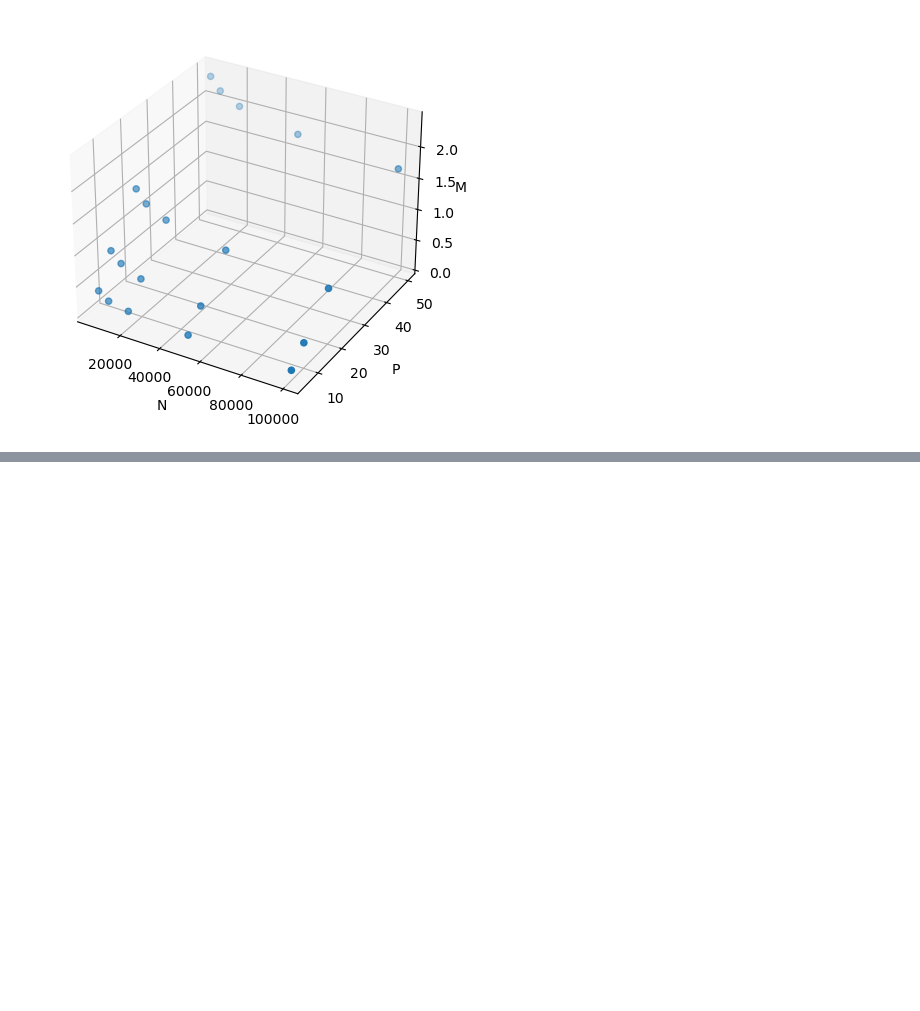
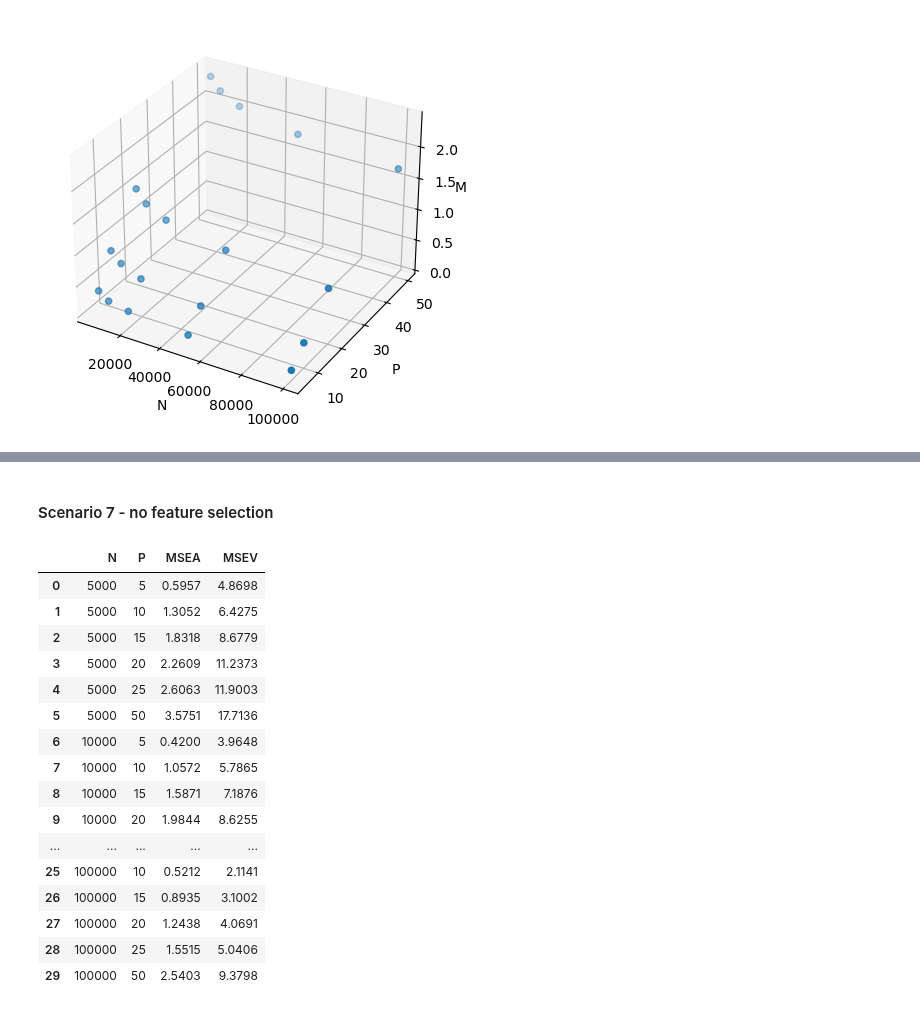
Before and after one commit to juancarlosvidal/knnvs, a Jupyter notebook: sim/moderate/mod.ipynb, the cells around one changed output, grey strips where cells are left out. Cells and saved outputs as stored; diff of their text form; code cells hidden in the pictures; blank space fills up the shorter version.

```diff
--- a/sim/moderate/mod.ipynb
+++ b/sim/moderate/mod.ipynb
@@ -673,0 +557,22 @@ Text(0.5, 0, 'MSEV')
+# %% [markdown]
+#### Scenario 7 - no feature selection
+# %%
+s42mean
+# %% [output]
+|  | N | P | MSEA | MSEV |
+| 0 | 5000 | 5 | 0.5957 | 4.8698 |
+| 1 | 5000 | 10 | 1.3052 | 6.4275 |
+| 2 | 5000 | 15 | 1.8318 | 8.6779 |
+| 3 | 5000 | 20 | 2.2609 | 11.2373 |
+| 4 | 5000 | 25 | 2.6063 | 11.9003 |
+| 5 | 5000 | 50 | 3.5751 | 17.7136 |
+| 6 | 10000 | 5 | 0.4200 | 3.9648 |
+| 7 | 10000 | 10 | 1.0572 | 5.7865 |
+| 8 | 10000 | 15 | 1.5871 | 7.1876 |
+| 9 | 10000 | 20 | 1.9844 | 8.6255 |
+| ... | ... | ... | ... | ... |
+| 25 | 100000 | 10 | 0.5212 | 2.1141 |
+| 26 | 100000 | 15 | 0.8935 | 3.1002 |
+| 27 | 100000 | 20 | 1.2438 | 4.0691 |
+| 28 | 100000 | 25 | 1.5515 | 5.0406 |
+| 29 | 100000 | 50 | 2.5403 | 9.3798 |
```
Also changed, not shown: parts of 66 cells of this notebook, 52 other files.
